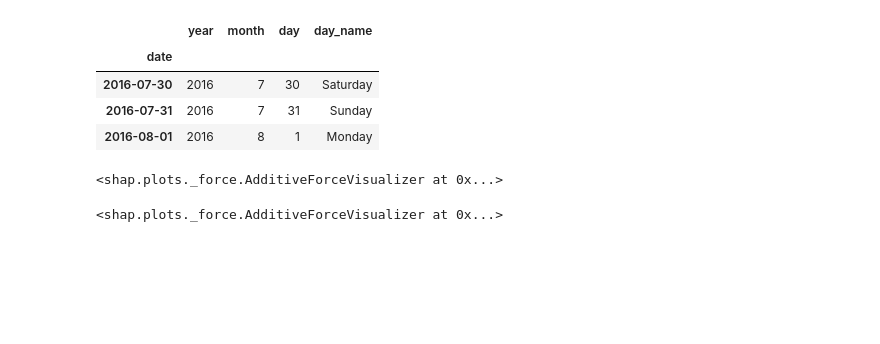
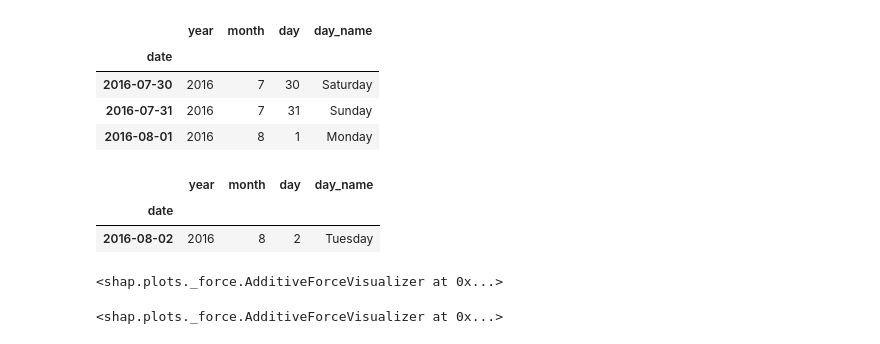
Before and after one commit to prasertcbs/scikitlearn_tutorial, a Jupyter notebook: notebook/regressor_air_quality.ipynb, the cells around one changed output. Saved outputs shown, nothing was run; the diff lists cells and outputs as text; code cells hidden in the pictures; blank space fills up the shorter version.

```diff
--- a/notebook/regressor_air_quality.ipynb
+++ b/notebook/regressor_air_quality.ipynb
@@ -550,6 +565,12 @@ X[:3]
 | 2016-07-30 | 2016 | 7 | 30 | Saturday |
 | 2016-07-31 | 2016 | 7 | 31 | Sunday |
 | 2016-08-01 | 2016 | 8 | 1 | Monday |
+# %%
+X.iloc[[3]]
+# %% [output]
+|  | year | month | day | day_name |
+| date |  |  |  |  |
+| 2016-08-02 | 2016 | 8 | 2 | Tuesday |
 # %%
 individual_case_plot(explainer, X, 0)
 # %% [output]
```
Also changed, not shown: parts of 3 cells of this notebook.
